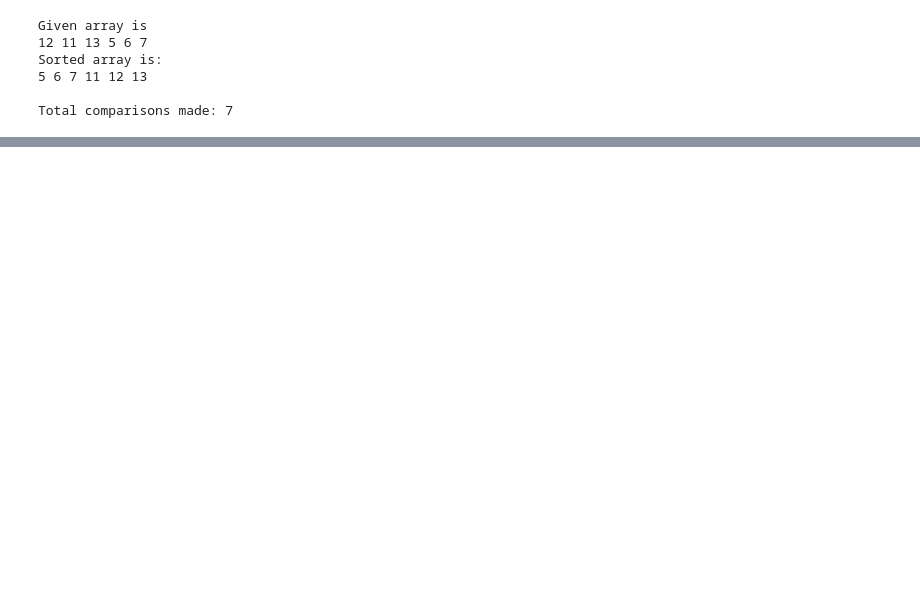
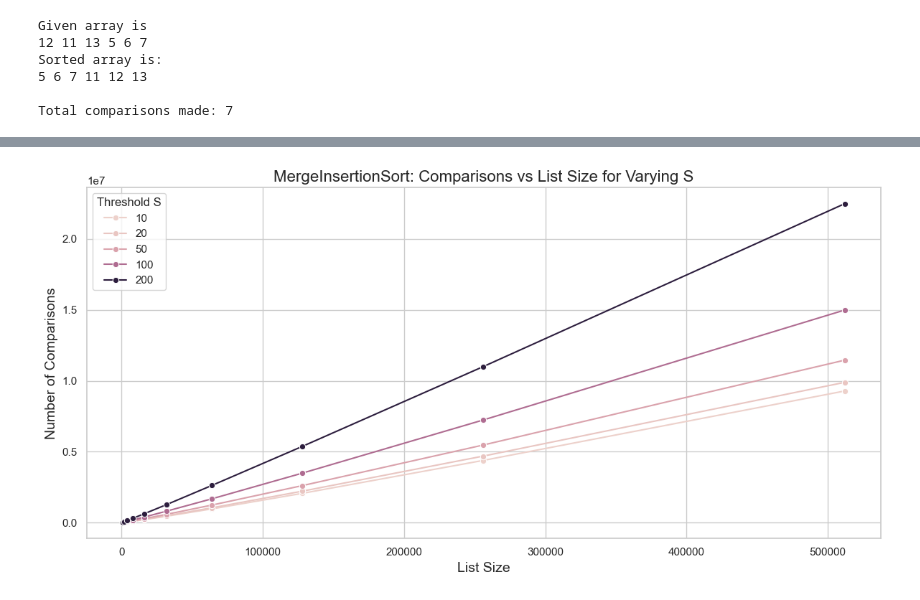
Before and after one commit to M00dler/SC2001_Lab_Team_5, a Jupyter notebook: Lab1.ipynb, the cells around one changed output, grey strips where cells are left out. Cells and saved outputs as stored; diff of their text form; code cells hidden in the pictures; blank space fills up the shorter version.

```diff
--- a/Lab1.ipynb
+++ b/Lab1.ipynb
@@ -101,0 +213,16 @@ import random
+# %%
+sns.set(style="whitegrid", context="notebook")
+
+plt.figure(figsize=(12, 6))
+
+# Multiple lines: one per value of S
+sns.lineplot(data=df, x='Size', y='Comparisons', hue='S', marker='o')
+
+plt.title("MergeInsertionSort: Comparisons vs List Size for Varying S", fontsize=16)
+plt.xlabel("List Size", fontsize=14)
+plt.ylabel("Number of Comparisons", fontsize=14)
+plt.legend(title="Threshold S")
+plt.tight_layout()
+plt.show()
+# %% [output]
+[figure, added]
```
Also changed, not shown: parts of 9 cells of this notebook.
